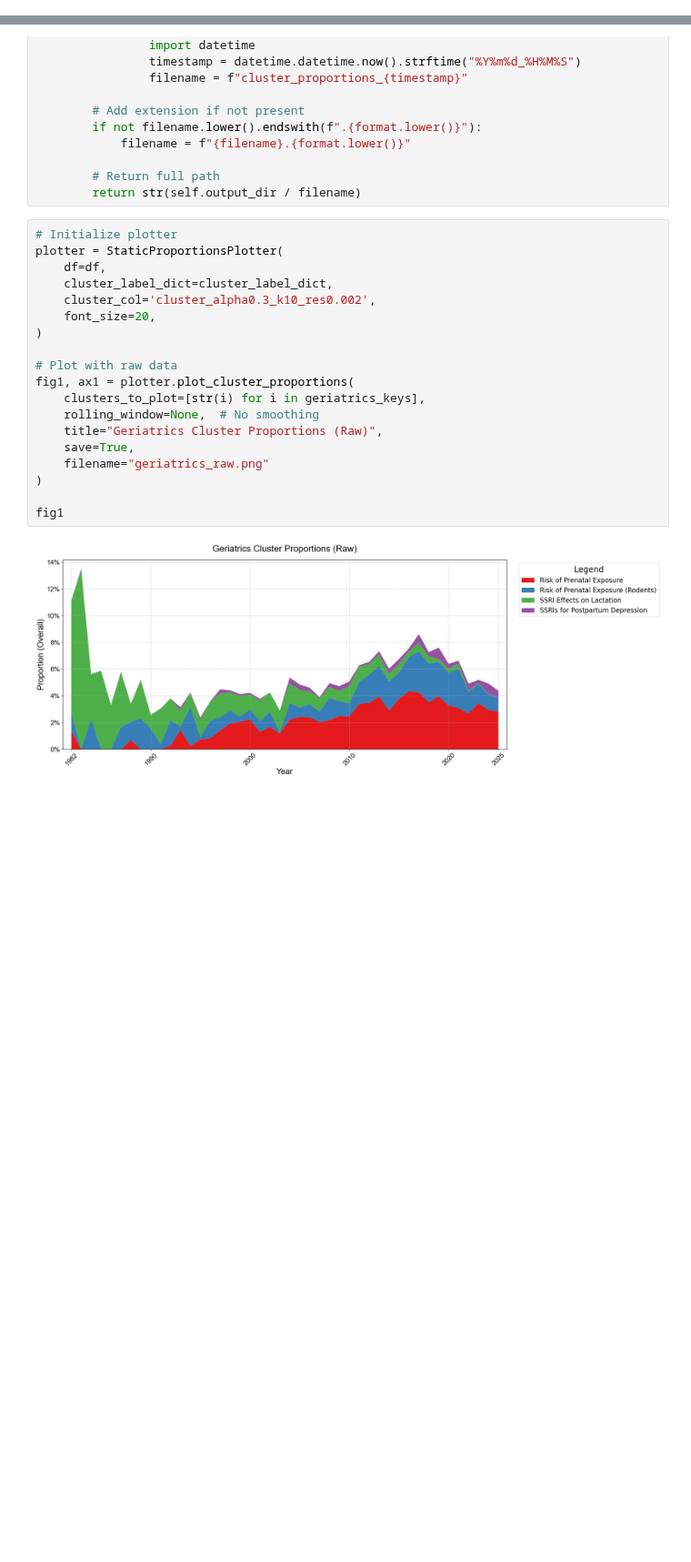
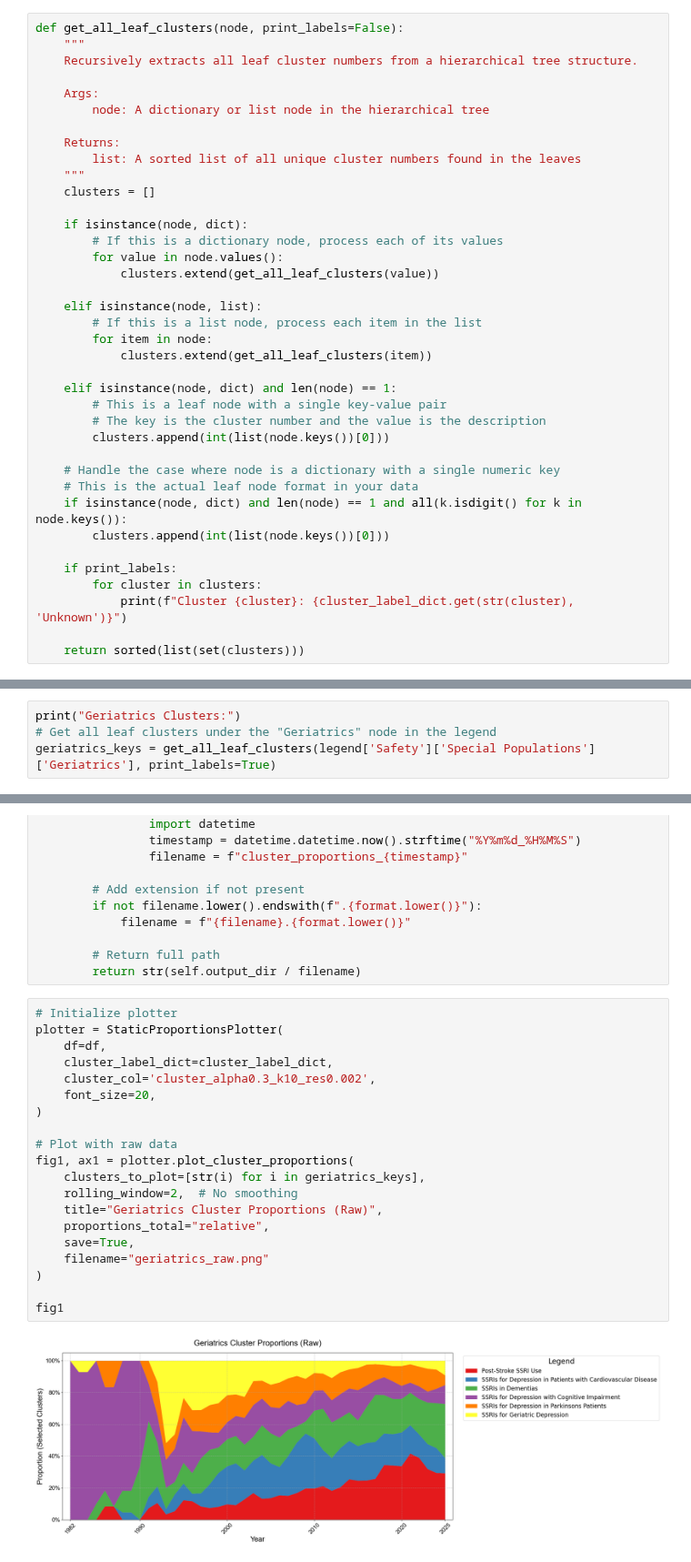
Before and after one commit to jarolim14/SSRI-Evolution, a Jupyter notebook: notebooks/09-ClusterProgressions.ipynb, the cells around one changed output, grey strips where cells are left out. Shown at 91% size. Drawn from its saved outputs; the diff is of its cells as text; blank space fills up the shorter version.

```diff
--- a/notebooks/09-ClusterProgressions.ipynb
+++ b/notebooks/09-ClusterProgressions.ipynb
@@ -63 +88,39 @@ with open(legend_p, "r") as f:
+# %%
+def get_all_leaf_clusters(node, print_labels=False):
+    """
+    Recursively extracts all leaf cluster numbers from a hierarchical tree structure.
+
+    Args:
+        node: A dictionary or list node in the hierarchical tree
+
+    Returns:
+        list: A sorted list of all unique cluster numbers found in the leaves
+    """
+    clusters = []
+
+    if isinstance(node, dict):
+        # If this is a dictionary node, process each of its values
+        for value in node.values():
+            clusters.extend(get_all_leaf_clusters(value))
+
+    elif isinstance(node, list):
+        # If this is a list node, process each item in the list
+        for item in node:
+            clusters.extend(get_all_leaf_clusters(item))
+
+    elif isinstance(node, dict) and len(node) == 1:
+        # This is a leaf node with a single key-value pair
+        # The key is the cluster number and the value is the description
+        clusters.append(int(list(node.keys())[0]))
+
+    # Handle the case where node is a dictionary with a single numeric key
+    # This is the actual leaf node format in your data
+    if isinstance(node, dict) and len(node) == 1 and all(k.isdigit() for k in node.keys()):
+        clusters.append(int(list(node.keys())[0]))
+
+    if print_labels:
+        for cluster in clusters:
+            print(f"Cluster {cluster}: {cluster_label_dict.get(str(cluster), 'Unknown')}")
+
+    return sorted(list(set(clusters)))
 # %% [markdown]
@@ -86,0 +128,4 @@ The Clusters are:
+# %%
+print("Geriatrics Clusters:")
+# Get all leaf clusters under the "Geriatrics" node in the legend
+geriatrics_keys = get_all_leaf_clusters(legend['Safety']['Special Populations']['Geriatrics'], print_labels=True)
@@ -1538,24 +1674,25 @@ class StaticProportionsPlotter:
 # %%
 # Initialize plotter
 plotter = StaticProportionsPlotter(
     df=df,
     cluster_label_dict=cluster_label_dict,
     cluster_col='cluster_alpha0.3_k10_res0.002',
     font_size=20,
 )
 
 # Plot with raw data
 fig1, ax1 = plotter.plot_cluster_proportions(
     clusters_to_plot=[str(i) for i in geriatrics_keys],
-    rolling_window=None,  # No smoothing
+    rolling_window=2,  # No smoothing
     title="Geriatrics Cluster Proportions (Raw)",
+    proportions_total="relative",
     save=True,
     filename="geriatrics_raw.png"
 )
 
 fig1
 # %% [output]
-[figure, old version]
+[figure, new version]
 # %%
 # Initialize plotter
 plotter2 = StaticProportionsPlotter(
```
Also changed, not shown: parts of 26 cells of this notebook, 17 other files.
